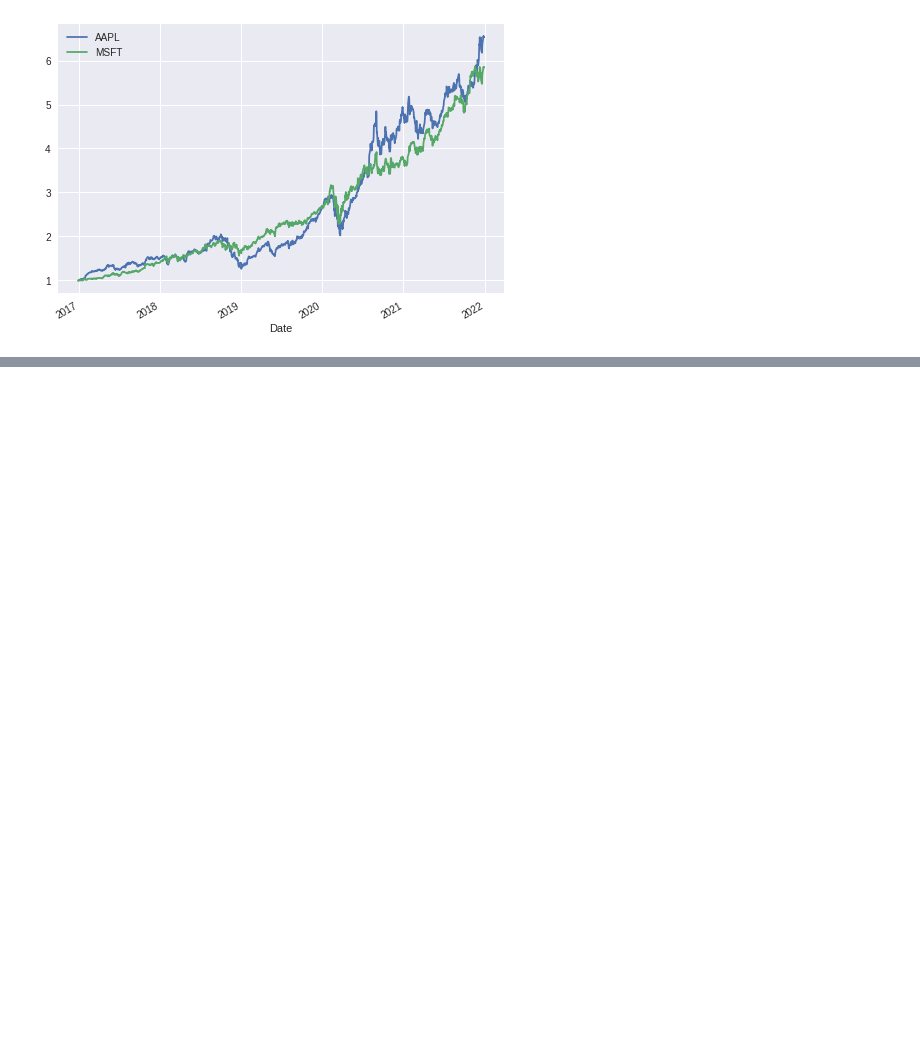
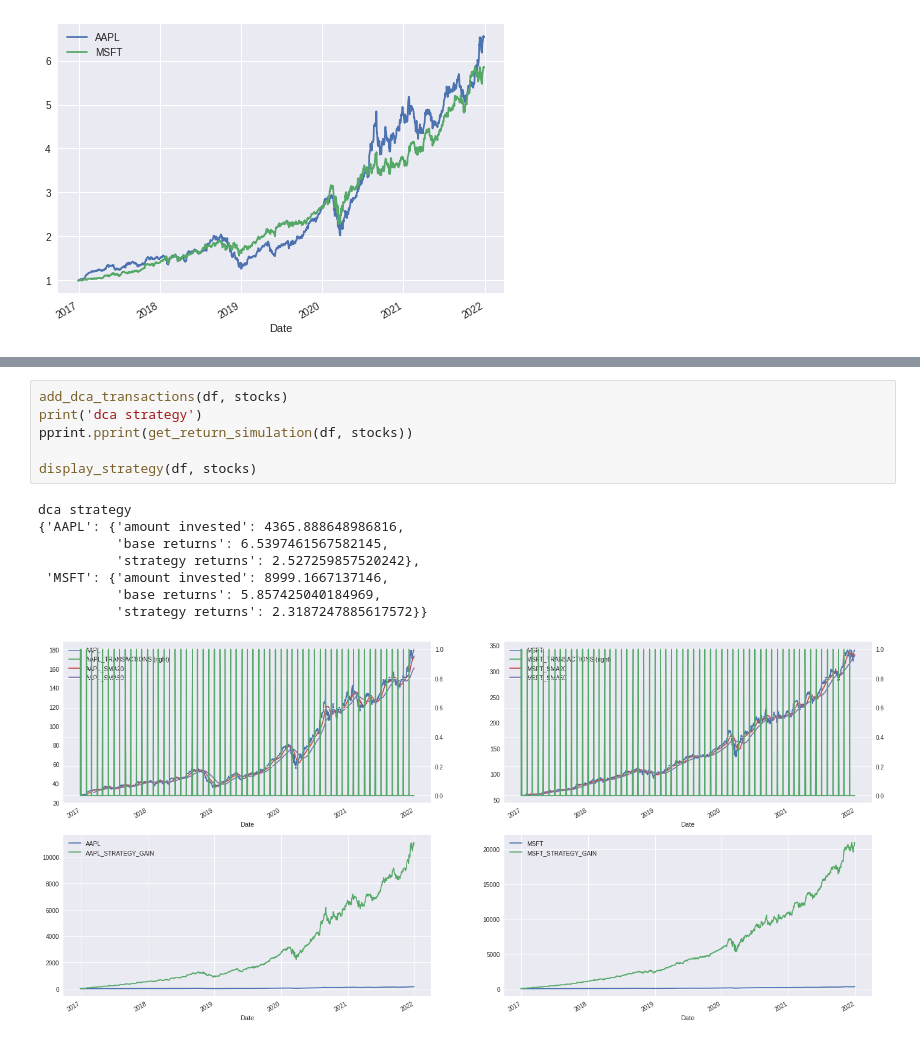
Before and after one commit to IamTossan/finance-research, a Jupyter notebook: src/stock_returns.ipynb, the cells around one changed output, grey strips where cells are left out. Cells and saved outputs as stored; diff of their text form; blank space fills up the shorter version.

```diff
--- a/src/stock_returns.ipynb
+++ b/src/stock_returns.ipynb
@@ -70,0 +64,15 @@ def display_strategy(df, stocks):
+# %%
+add_dca_transactions(df, stocks)
+print('dca strategy')
+pprint.pprint(get_return_simulation(df, stocks))
+
+display_strategy(df, stocks)
+# %% [output]
+dca strategy
+{'AAPL': {'amount invested': 4365.888648986816,
+          'base returns': 6.5397461567582145,
+          'strategy returns': 2.527259857520242},
+ 'MSFT': {'amount invested': 8999.1667137146,
+          'base returns': 5.857425040184969,
+          'strategy returns': 2.3187247885617572}}
+[figure, added]
```
Also changed, not shown: parts of 2 cells of this notebook, 2 other files.
